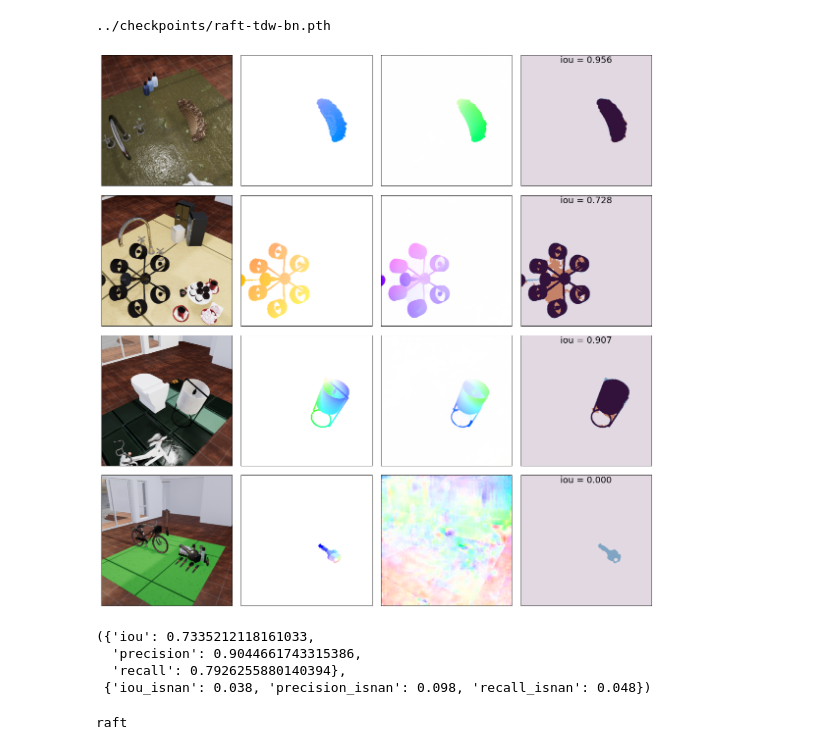
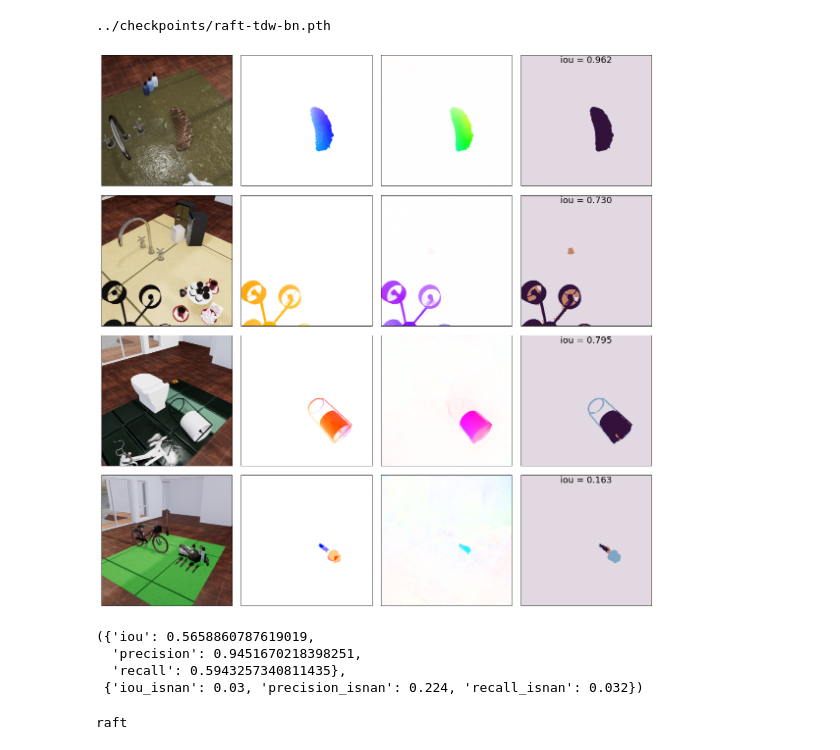
Before and after one commit to neuroailab/RAFT, a Jupyter notebook: notebooks/TDW_dataloading_020522.ipynb, the cells around one changed output. Cells and saved outputs as stored; diff of their text form; code cells hidden in the pictures.

```diff
--- a/notebooks/TDW_dataloading_020522.ipynb
+++ b/notebooks/TDW_dataloading_020522.ipynb
@@ -271,18 +271,18 @@ print(load_path)
 ../checkpoints/raft-tdw-bn.pth
 # %%
 tdw_dataset.is_test = False
-visualize_error_maps(net, tdw_dataset, examples=[1,3,41,99], thresh=0.5)
+visualize_error_maps(net, tdw_dataset, examples=[1,3,41,99], thresh=0.4)
 # %% [output]
-[figure, old version]
+[figure, new version]
 # %%
 tdw_dataset.is_test = True
-metrics = validate_examples(net, tdw_dataset, examples=None, thresh=4, iters=24)
+metrics = validate_examples(net, tdw_dataset, examples=None, thresh=0.5, iters=24)
 agg_metrics(metrics)
 # %% [output]
-({'iou': 0.7335212118161033,
-  'precision': 0.9044661743315386,
-  'recall': 0.7926255880140394},
- {'iou_isnan': 0.038, 'precision_isnan': 0.098, 'recall_isnan': 0.048})
+({'iou': 0.5658860787619019,
+  'precision': 0.9451670218398251,
+  'recall': 0.5943257340811435},
+ {'iou_isnan': 0.03, 'precision_isnan': 0.224, 'recall_isnan': 0.032})
 # %%
 print(args.name)
 tdw_dataset.is_test = True
```
Also changed, not shown: 2 other files.
